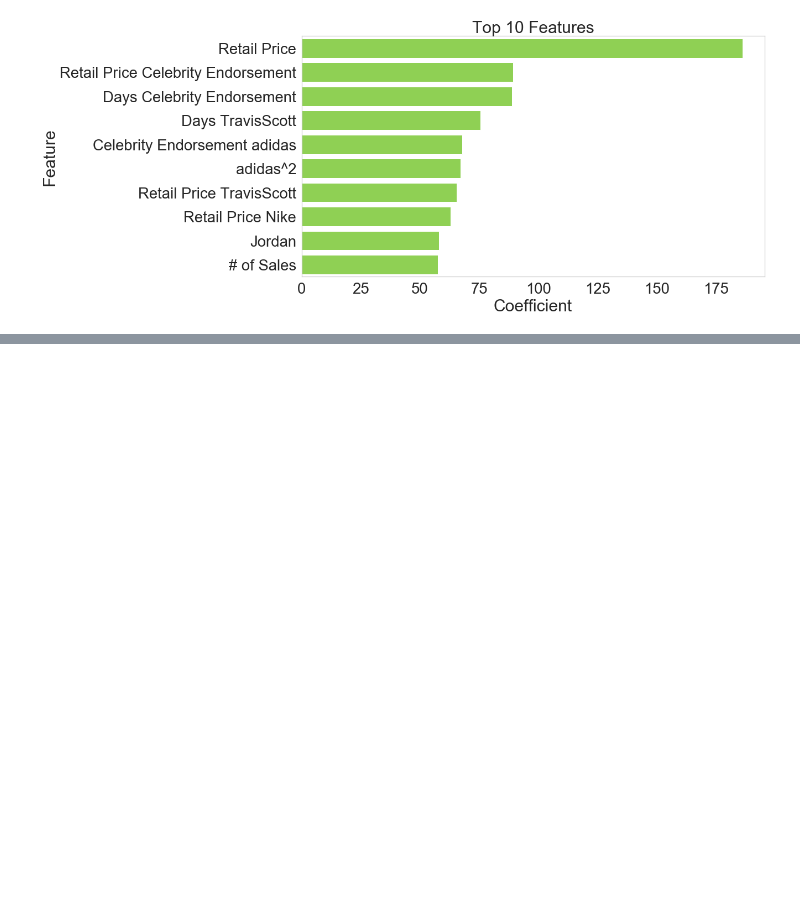
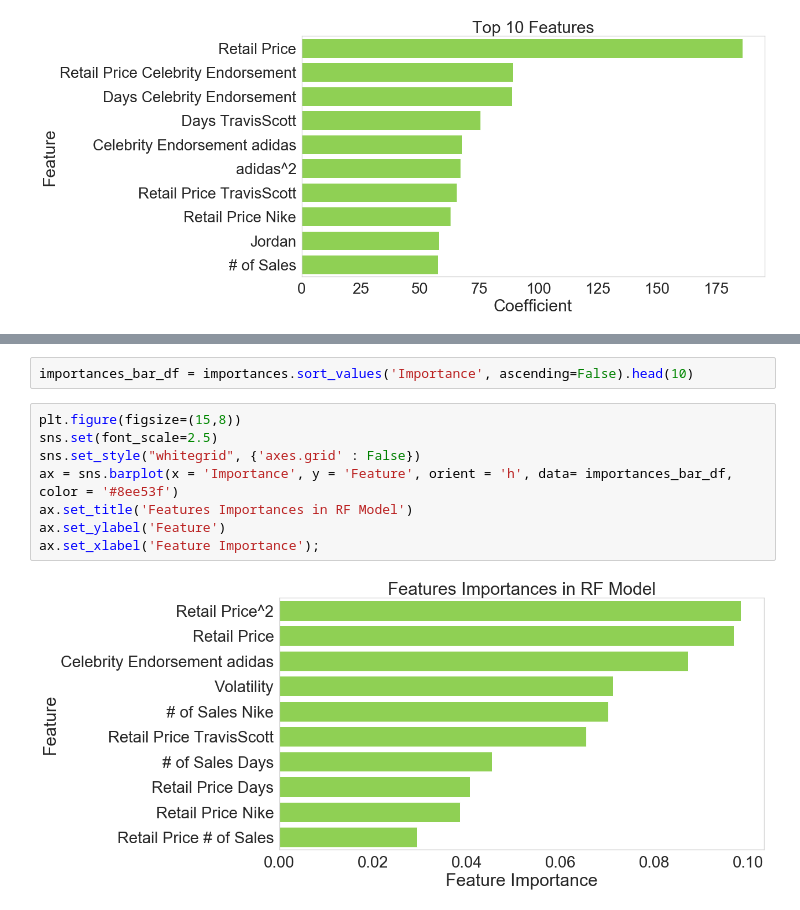
Before and after one commit to neonbelly/stockx_prediction, a Jupyter notebook: 2.DataCleaningAndAnalysis.ipynb, the cells around one changed output, grey strips where cells are left out. Cells and saved outputs as stored; diff of their text form; blank space fills up the shorter version.

```diff
--- a/2.DataCleaningAndAnalysis.ipynb
+++ b/2.DataCleaningAndAnalysis.ipynb
@@ -608,0 +608,12 @@ list(zip(modeling_df.columns[1:], regressor.feature_importances_))
+# %%
+importances_bar_df = importances.sort_values('Importance', ascending=False).head(10)
+# %%
+plt.figure(figsize=(15,8))
+sns.set(font_scale=2.5)
+sns.set_style("whitegrid", {'axes.grid' : False})
+ax = sns.barplot(x = 'Importance', y = 'Feature', orient = 'h', data= importances_bar_df, color = '#8ee53f')
+ax.set_title('Features Importances in RF Model')
+ax.set_ylabel('Feature')
+ax.set_xlabel('Feature Importance');
+# %% [output]
+[figure, added]
```
Also changed, not shown: parts of 10 cells of this notebook, 1 other file.
